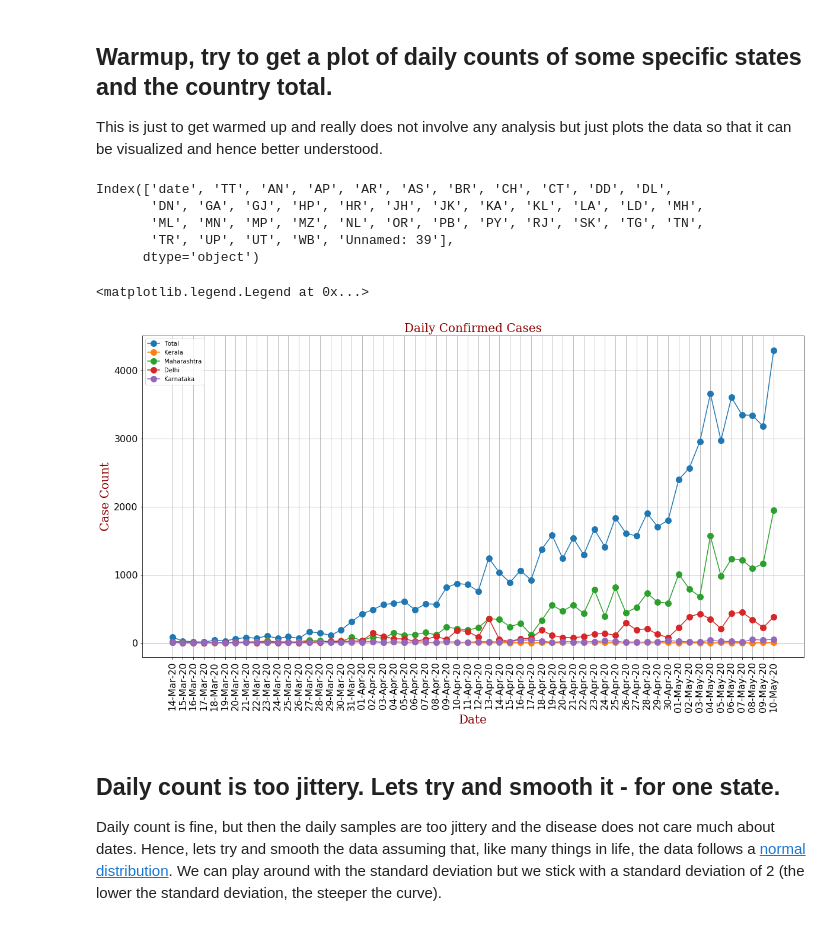
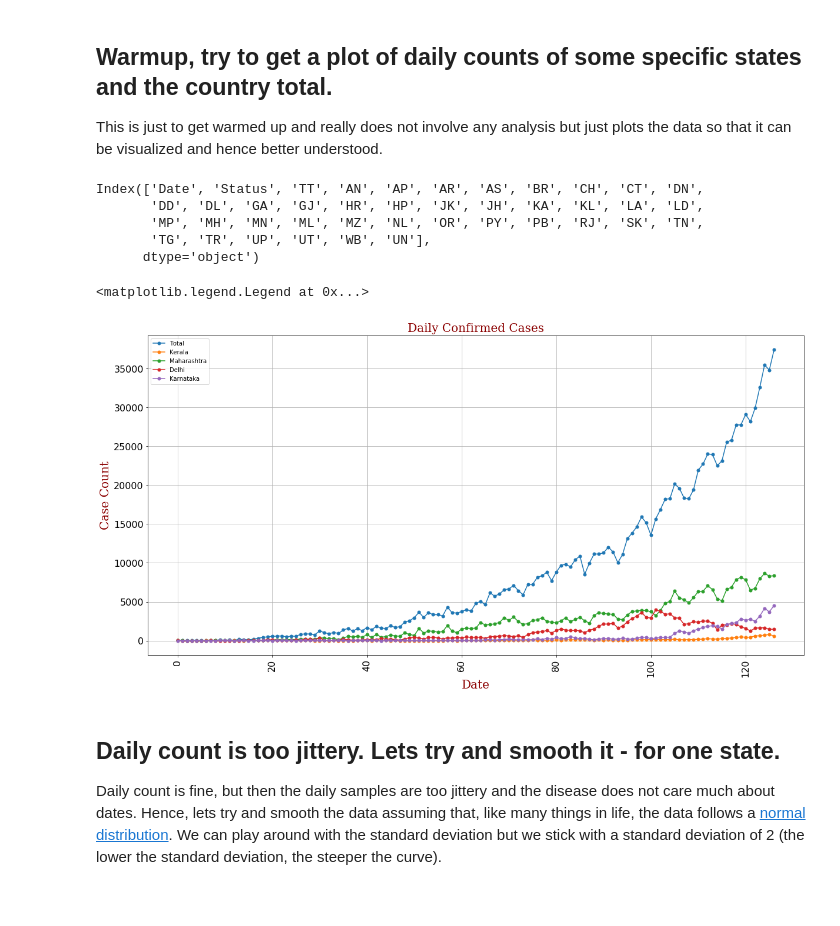
Before and after one commit to amsaha/covid-20, a Jupyter notebook: India Covid19.ipynb, the cells around one changed output. Cells and saved outputs as stored; diff of their text form; code cells hidden in the pictures.

```diff
--- a/India Covid19.ipynb
+++ b/India Covid19.ipynb
@@ -77,9 +26,22 @@ plt.show()
 # if you have downloaded the file already
 # filename = "confirmed.csv"
 
+def skiplogic(index, compare):
+    if index == 0:
+       return False
+    if index % 3 == compare:
+       return False
+    return True
+
 # but it is more convenient if you can download it right now!
-filename = "http://api.covid19india.org/states_daily_csv/confirmed.csv"
-data = pd.read_csv(filename) # from now on 'data' is god!
+#filename = "http://api.covid19india.org/states_daily_csv/confirmed.csv"
+filename = "https://api.covid19india.org/csv/latest/state_wise_daily.csv"
+#data = pd.read_csv(filename) # from now on 'data' is god!
+data_deceased = pd.read_csv(filename, skiprows= lambda x: skiplogic(x,0)) # from now on 'data' is god!
+data_confirmed = pd.read_csv(filename, skiprows= lambda x: skiplogic(x,1)) # from now on 'data' is god!
+data_recovered = pd.read_csv(filename, skiprows= lambda x: skiplogic(x,2)) # from now on 'data' is god!
+
+print(data_recovered)
 
 # Some global variables
 # title fonts
@@ -185,44 +139,44 @@ mean: 1157.9310344827586 std. dev.: 1120.5553866516827
 ## Warmup, try to get a plot of daily counts of some specific states and the country total.
 This is just to get warmed up and really does not involve any analysis but just plots the data so that it can be visualized and hence better understood.
 # %%
-confirmed = data
+confirmed = data_confirmed
 print(confirmed.columns)
 #print(confirmed.describe())
 
 
 # making a copy of the dates since we are going to remove that column
 # since that is the only column with strings
-dates=confirmed['date']
+dates=confirmed['Date']
 
 # drop the date column (axis = 1 means column)
-confirmed=confirmed.drop(['date'], axis=1)
+confirmed=confirmed.drop(['Date'], axis=1)
 
 fig=plt.figure(figsize=(20,10))
 plt.xticks(rotation=90)
 plt.xticks(fontsize=myfontsize)
 plt.yticks(fontsize=myfontsize)
 plt.grid(True)
 
 plt.title('Daily Confirmed Cases', fontdict=font)
 plt.xlabel('Date', fontdict=font)
 plt.ylabel('Case Count', fontdict=font)
 
-plt.plot(dates, confirmed['TT'], marker='o', markersize=10)
-plt.plot(dates, confirmed['KL'], marker='o', markersize=10)
-plt.plot(dates, confirmed['MH'], marker='o', markersize=10)
-plt.plot(dates, confirmed['DL'], marker='o', markersize=10)
-plt.plot(dates, confirmed['KA'], marker='o', markersize=10)
+plt.plot(dates.index, confirmed['TT'], marker='o', markersize=5)
+plt.plot(dates.index, confirmed['KL'], marker='o', markersize=5)
+plt.plot(dates.index, confirmed['MH'], marker='o', markersize=5)
+plt.plot(dates.index, confirmed['DL'], marker='o', markersize=5)
+plt.plot(dates.index, confirmed['KA'], marker='o', markersize=5)
 plt.legend(['Total', 'Kerala', 'Maharashtra', 'Delhi', 'Karnataka'])
 
 #confirmed.cumsum(axis=0)
 # %% [output]
-Index(['date', 'TT', 'AN', 'AP', 'AR', 'AS', 'BR', 'CH', 'CT', 'DD', 'DL',
-       'DN', 'GA', 'GJ', 'HP', 'HR', 'JH', 'JK', 'KA', 'KL', 'LA', 'LD', 'MH',
-       'ML', 'MN', 'MP', 'MZ', 'NL', 'OR', 'PB', 'PY', 'RJ', 'SK', 'TG', 'TN',
-       'TR', 'UP', 'UT', 'WB', 'Unnamed: 39'],
+Index(['Date', 'Status', 'TT', 'AN', 'AP', 'AR', 'AS', 'BR', 'CH', 'CT', 'DN',
+       'DD', 'DL', 'GA', 'GJ', 'HR', 'HP', 'JK', 'JH', 'KA', 'KL', 'LA', 'LD',
+       'MP', 'MH', 'MN', 'ML', 'MZ', 'NL', 'OR', 'PY', 'PB', 'RJ', 'SK', 'TN',
+       'TG', 'TR', 'UP', 'UT', 'WB', 'UN'],
       dtype='object')
 <matplotlib.legend.Legend at 0x...>
-[figure, old version]
+[figure, new version]
 # %% [markdown]
 ## Daily count is too jittery. Lets try and smooth it - for one state.
 Daily count is fine, but then the daily samples are too jittery and the disease does not care much about dates. Hence, lets try and smooth the data assuming that, like many things in life, the data follows a [normal distribution](https://en.wikipedia.org/wiki/Normal_distribution). We can play around with the standard deviation but we stick with a standard deviation of 2 (the lower the standard deviation, the steeper the curve).
```
Also changed, not shown: parts of 25 cells of this notebook, 2 other files.
